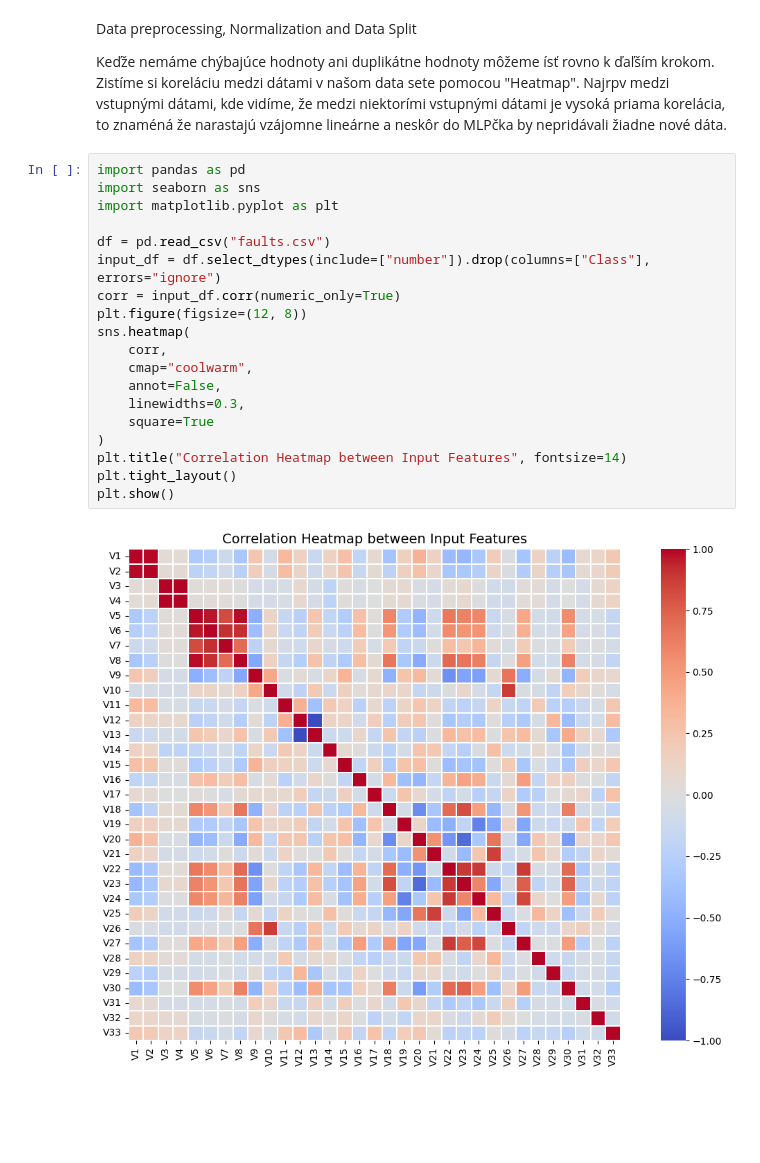
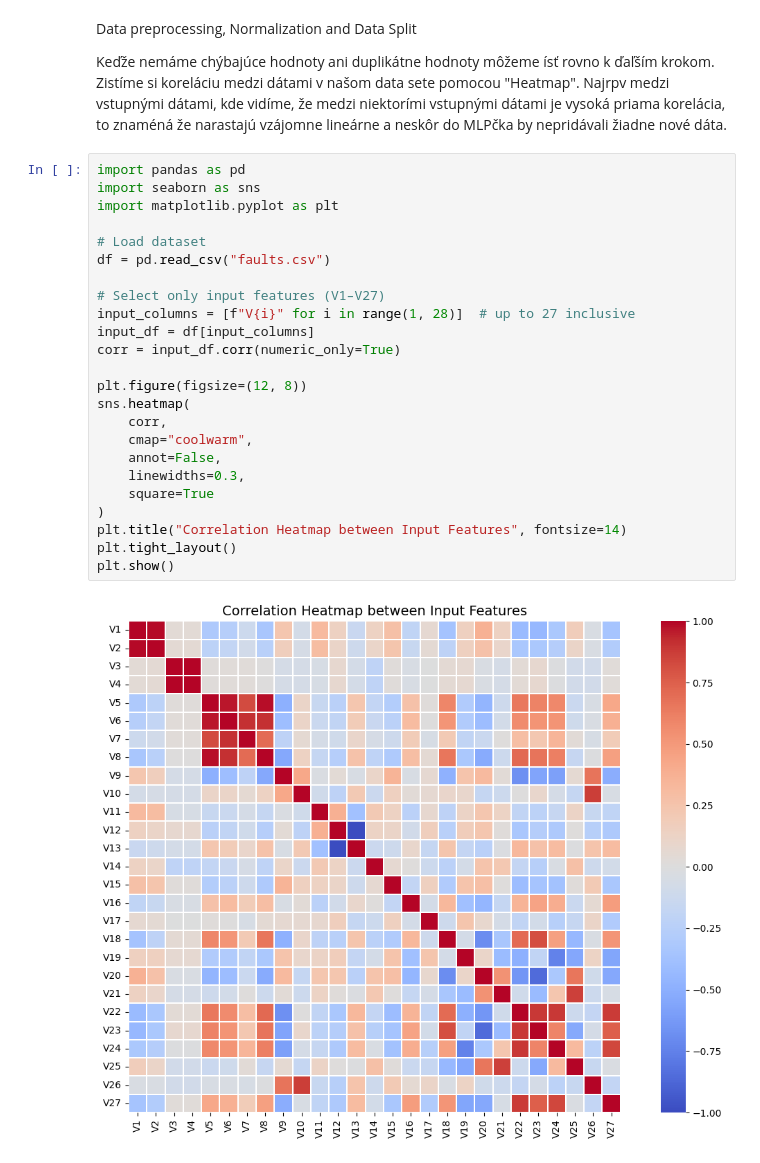
Before and after one commit to NikolasKekelak/ZNEUS_pr_1_MiklovicKekelak, a Jupyter notebook: simple_docu.ipynb, the cells around one changed output. Cells and saved outputs as stored; diff of their text form; blank space fills up the shorter version.

Commit message:
opravenie heatmap, teraz su preghladnejsie

```diff
--- a/simple_docu.ipynb
+++ b/simple_docu.ipynb
@@ -51,21 +51,26 @@ Keďže nemáme chýbajúce hodnoty ani duplikátne hodnoty môžeme ísť rovno
 # %%
 import pandas as pd
 import seaborn as sns
 import matplotlib.pyplot as plt
 
+# Load dataset
 df = pd.read_csv("faults.csv")
-input_df = df.select_dtypes(include=["number"]).drop(columns=["Class"], errors="ignore")
+
+# Select only input features (V1–V27)
+input_columns = [f"V{i}" for i in range(1, 28)]  # up to 27 inclusive
+input_df = df[input_columns]
 corr = input_df.corr(numeric_only=True)
+
 plt.figure(figsize=(12, 8))
 sns.heatmap(
     corr,
     cmap="coolwarm",
     annot=False,
     linewidths=0.3,
     square=True
 )
 plt.title("Correlation Heatmap between Input Features", fontsize=14)
 plt.tight_layout()
 plt.show()
 # %% [output]
-[figure, old version]
+[figure, new version]
```
Also changed, not shown: parts of 3 cells of this notebook.
